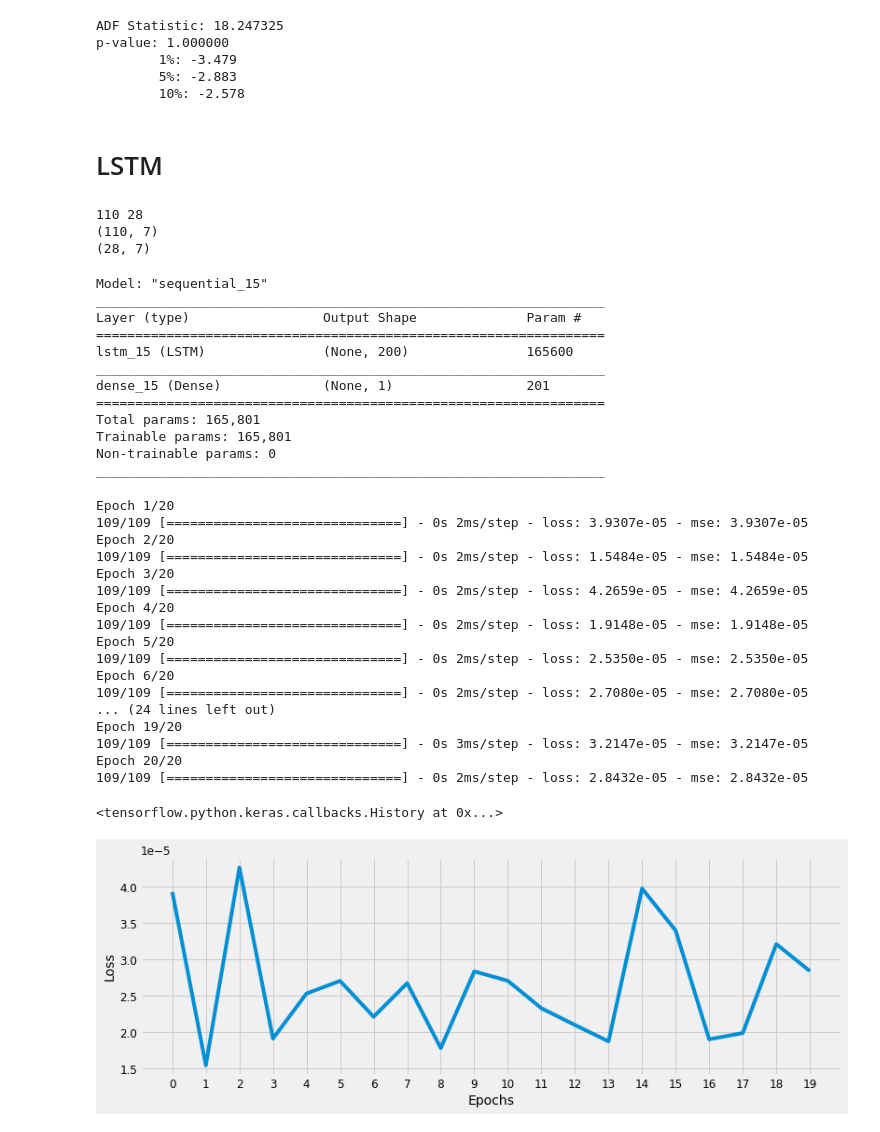
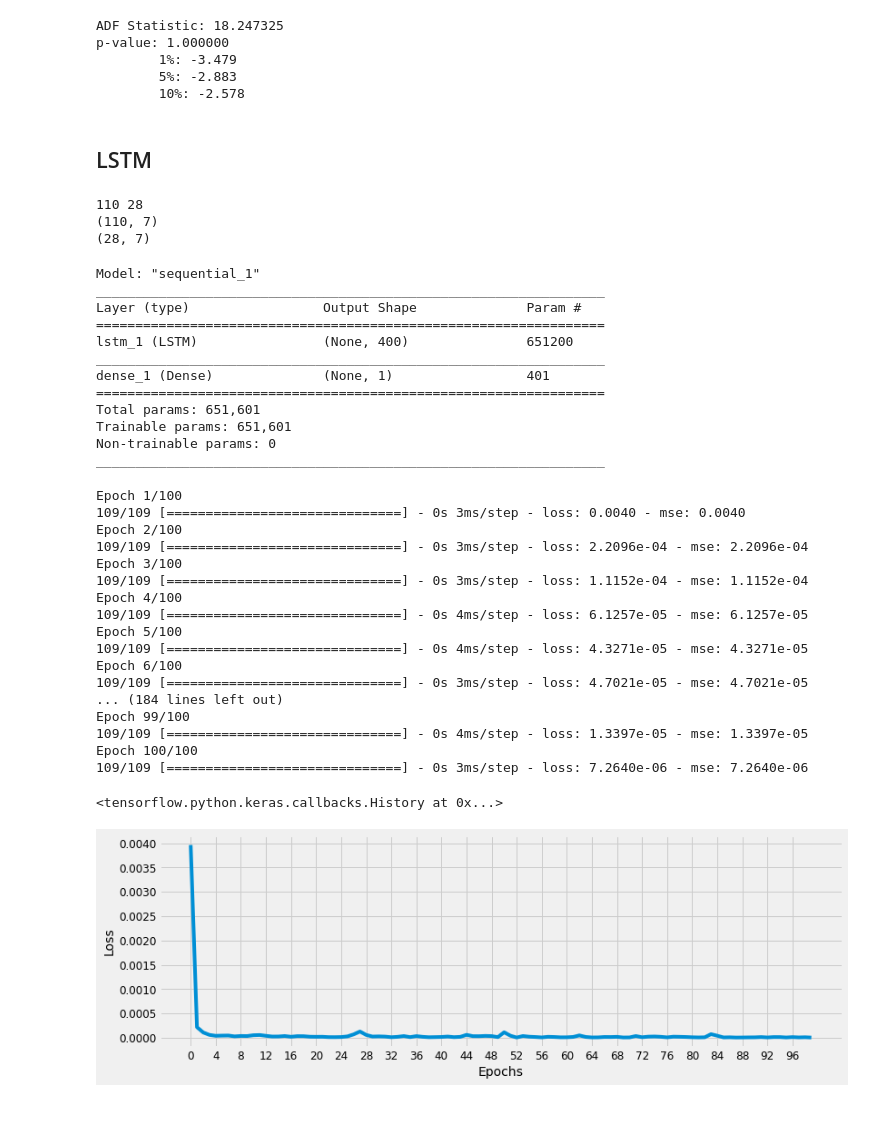
Before and after one commit to acchu99/covid-19-data-mining, a Jupyter notebook: COVID_19_Data_Mining.ipynb, the cells around one changed output. Drawn from its saved outputs; the diff is of its cells as text; code cells hidden in the pictures.

```diff
--- a/COVID_19_Data_Mining.ipynb
+++ b/COVID_19_Data_Mining.ipynb
@@ -280,7 +273,7 @@ p-value: 1.000000
         5%: -2.883
         10%: -2.578
 # %% [markdown]
-# LSTM
+## LSTM
 # %%
 scaler = MinMaxScaler(feature_range=(0, 1))
 dataset = scaler.fit_transform(indiacovidfinal)
@@ -310,51 +303,51 @@ n_features = 6
 # trainX = trainX.reshape((trainX.shape[0], trainX.shape[1], 1))
 # %%
 lstm_model = Sequential()
-lstm_model.add(LSTM(200, activation='relu', input_shape=(n_input, n_features)))
+lstm_model.add(LSTM(400, activation='relu', input_shape=(n_input, n_features)))
 lstm_model.add(Dense(1))
 lstm_model.compile(optimizer='adam', loss='mse',metrics='mse')
 lstm_model.summary()
 # %% [output]
-Model: "sequential_15"
+Model: "sequential_1"
 _________________________________________________________________
 Layer (type)                 Output Shape              Param #
 =================================================================
-lstm_15 (LSTM)               (None, 200)               165600
+lstm_1 (LSTM)                (None, 400)               651200
 _________________________________________________________________
-dense_15 (Dense)             (None, 1)                 201
+dense_1 (Dense)              (None, 1)                 401
 =================================================================
-Total params: 165,801
-Trainable params: 165,801
+Total params: 651,601
+Trainable params: 651,601
 Non-trainable params: 0
 _________________________________________________________________
 # %%
-lstm_model.fit_generator(generator=generator,epochs=20)
+lstm_model.fit_generator(generator=generator,epochs=100)
 # %% [output]
-Epoch 1/20
-109/109 [==============================] - 0s 2ms/step - loss: 3.9307e-05 - mse: 3.9307e-05
-Epoch 2/20
-109/109 [==============================] - 0s 2ms/step - loss: 1.5484e-05 - mse: 1.5484e-05
-Epoch 3/20
-109/109 [==============================] - 0s 2ms/step - loss: 4.2659e-05 - mse: 4.2659e-05
-Epoch 4/20
-109/109 [==============================] - 0s 2ms/step - loss: 1.9148e-05 - mse: 1.9148e-05
-Epoch 5/20
-109/109 [==============================] - 0s 2ms/step - loss: 2.5350e-05 - mse: 2.5350e-05
-Epoch 6/20
-109/109 [==============================] - 0s 2ms/step - loss: 2.7080e-05 - mse: 2.7080e-05
-... (24 lines left out)
-Epoch 19/20
-109/109 [==============================] - 0s 3ms/step - loss: 3.2147e-05 - mse: 3.2147e-05
-Epoch 20/20
-109/109 [==============================] - 0s 2ms/step - loss: 2.8432e-05 - mse: 2.8432e-05
+Epoch 1/100
+109/109 [==============================] - 0s 3ms/step - loss: 0.0040 - mse: 0.0040
+Epoch 2/100
+109/109 [==============================] - 0s 3ms/step - loss: 2.2096e-04 - mse: 2.2096e-04
+Epoch 3/100
+109/109 [==============================] - 0s 3ms/step - loss: 1.1152e-04 - mse: 1.1152e-04
+Epoch 4/100
+109/109 [==============================] - 0s 4ms/step - loss: 6.1257e-05 - mse: 6.1257e-05
+Epoch 5/100
+109/109 [==============================] - 0s 4ms/step - loss: 4.3271e-05 - mse: 4.3271e-05
+Epoch 6/100
+109/109 [==============================] - 0s 3ms/step - loss: 4.7021e-05 - mse: 4.7021e-05
+... (184 lines left out)
+Epoch 99/100
+109/109 [==============================] - 0s 4ms/step - loss: 1.3397e-05 - mse: 1.3397e-05
+Epoch 100/100
+109/109 [==============================] - 0s 3ms/step - loss: 7.2640e-06 - mse: 7.2640e-06
 <tensorflow.python.keras.callbacks.History at 0x...>
 # %%
 losses_lstm = lstm_model.history.history['loss']
 plt.figure(figsize=(12,4))
 plt.xlabel("Epochs")
 plt.ylabel("Loss")
-plt.xticks(np.arange(0,21,1))
+plt.xticks(np.arange(0,100,4))
 plt.plot(range(len(losses_lstm)),losses_lstm);
 # %% [output]
-[figure, old version]
+[figure, new version]
 # %%
```
Also changed, not shown: parts of 26 cells of this notebook.
